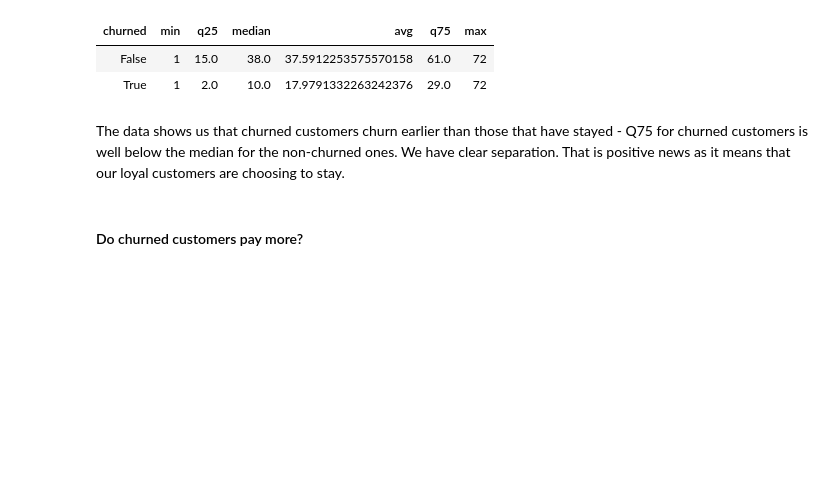
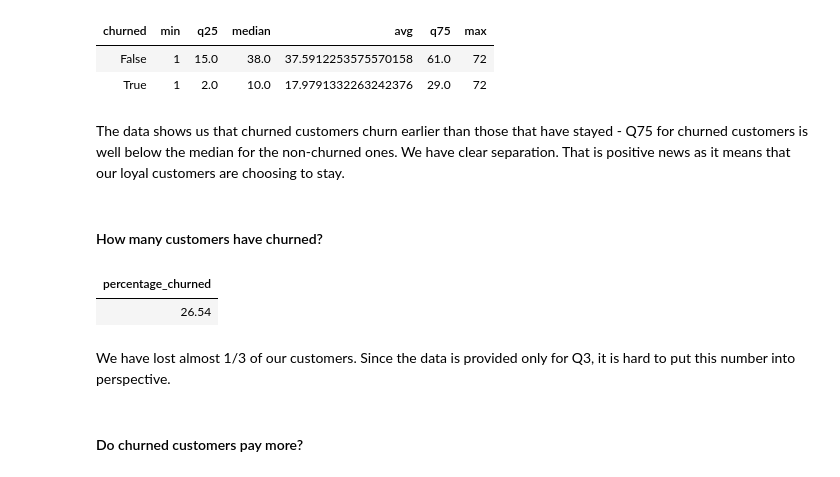
Before and after one commit to Mykolazaz/telco-churn-analysis, a Jupyter notebook: main.ipynb, the cells around one changed output. Drawn from its saved outputs; the diff is of its cells as text; code cells hidden in the pictures; blank space fills up the shorter version.

```diff
--- a/main.ipynb
+++ b/main.ipynb
@@ -172,6 +172,19 @@ GROUP BY churn_value
 | True | 1 | 2.0 | 10.0 | 17.9791332263242376 | 29.0 | 72 |
 # %% [markdown]
 The data shows us that churned customers churn earlier than those that have stayed - Q75 for churned customers is well below the median for the non-churned ones. We have clear separation. That is positive news as it means that our loyal customers are choosing to stay.
+# %% [markdown]
+#### How many customers have churned?
+# %%
+%%sql
+SELECT ROUND((SELECT COUNT(*)
+              FROM status
+              WHERE churn_value = True) / CAST(COUNT(*) AS numeric) * 100, 2) AS percentage_churned
+FROM status
+# %% [output]
+| percentage_churned |
+| 26.54 |
+# %% [markdown]
+We have lost almost 1/3 of our customers. Since the data is provided only for Q3, it is hard to put this number into perspective.
 # %% [markdown]
 #### Do churned customers pay more?
 # %%
```
Also changed, not shown: parts of 7 cells of this notebook.
